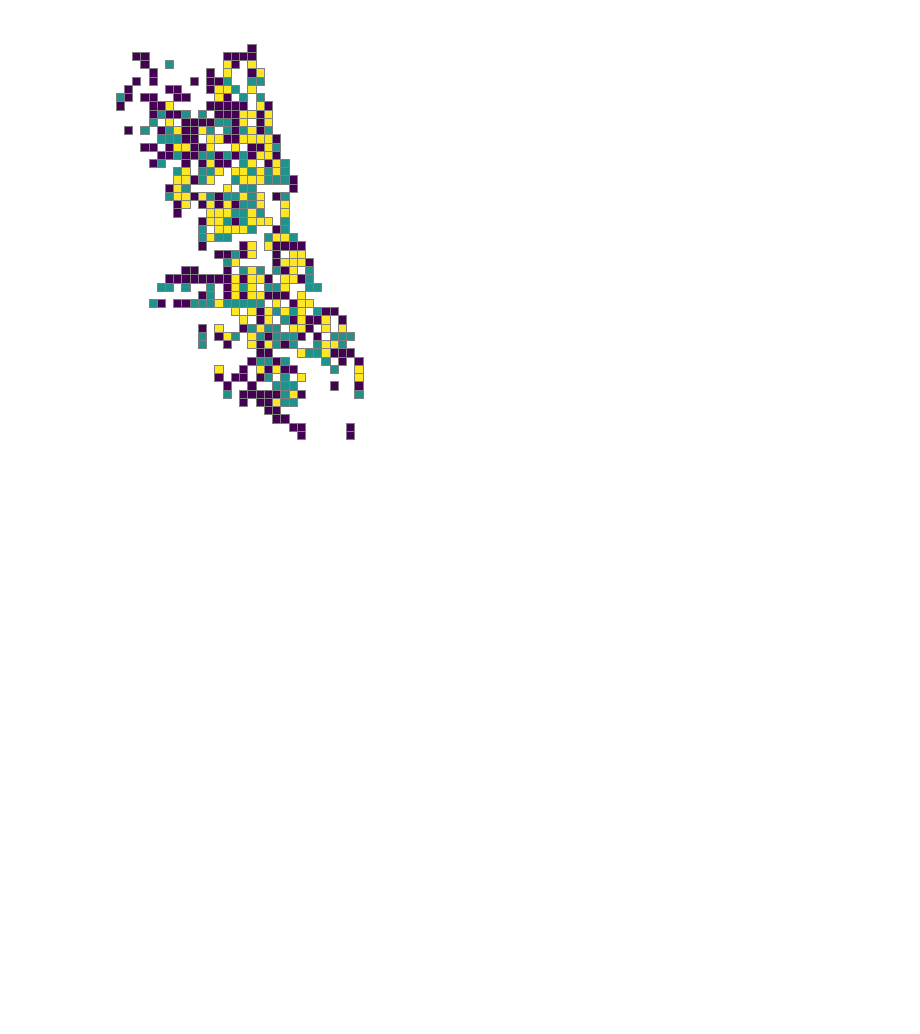
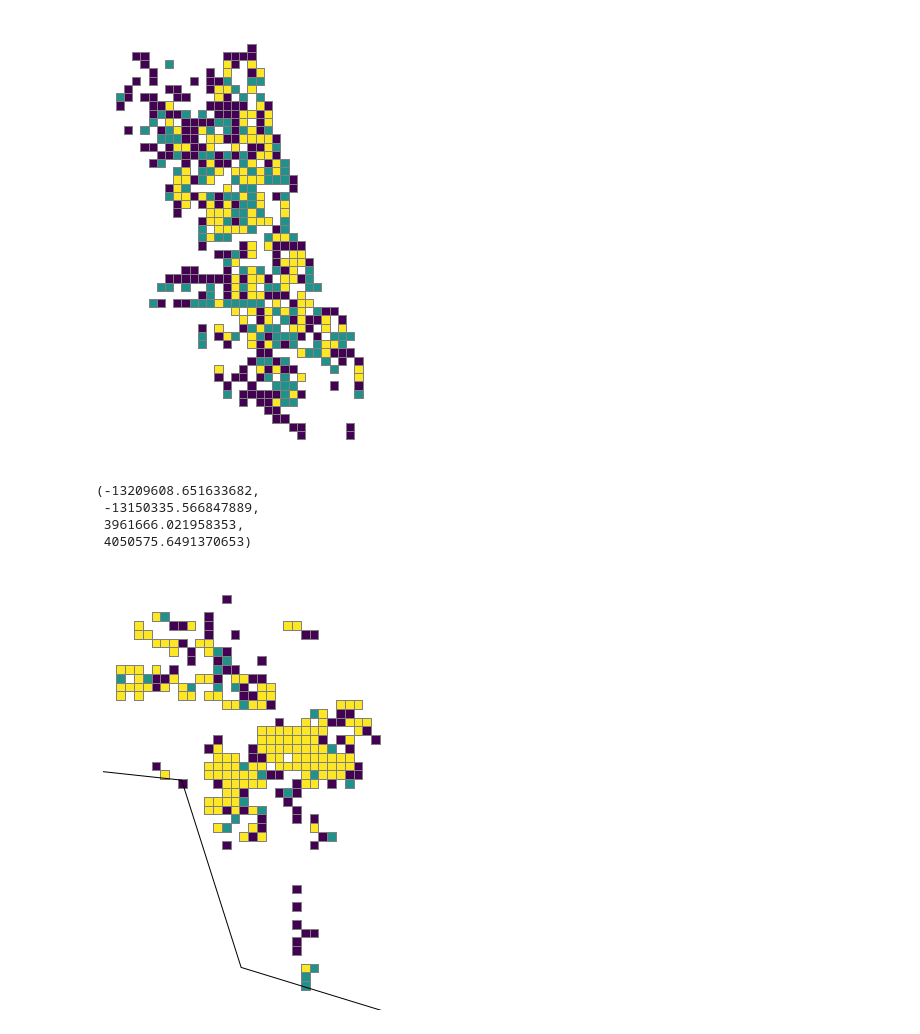
Before and after one commit to smcmahon35/diffOSM, a Jupyter notebook: locating_pois.ipynb, the cells around one changed output. Cells and saved outputs as stored; diff of their text form; code cells hidden in the pictures; blank space fills up the shorter version.

```diff
--- a/locating_pois.ipynb
+++ b/locating_pois.ipynb
@@ -68,3 +68,47 @@ ax.axis('off')
 # %% [output]
 (-9780663.712197289, -9741649.667106919, 5076785.696444928, 5139208.168589517)
 [figure]
+# %%
+city = "Los Angeles"
+tags = {'amenity': "restaurant"}
+gdf = ox.geometries_from_place(city, tags)
+gdf = gdf.to_crs(epsg=3395)
+# %%
+# total area for the grid
+xmin, ymin, xmax, ymax= gdf.total_bounds
+# how many cells across and down
+n_cells=30
+cell_size = (xmax-xmin)/n_cells
+# projection of the grid
+crs = 'EPSG:3395'
+# create the cells in a loop
+grid_cells = []
+for x0 in np.arange(xmin, xmax+cell_size, cell_size ):
+    for y0 in np.arange(ymin, ymax+cell_size, cell_size):
+        # bounds
+        x1 = x0-cell_size
+        y1 = y0+cell_size
+        grid_cells.append( shapely.geometry.box(x0, y0, x1, y1)  )
+cell = gpd.GeoDataFrame(grid_cells, columns=['geometry'],
+                                 crs=crs)
+# %%
+merged = gpd.sjoin(gdf, cell, how='left', op='within')
+# %%
+# make a simple count variable that we can sum
+merged['n_tags']=1
+# Compute stats per grid cell -- aggregate to grid cells with dissolve
+dissolve = merged.dissolve(by="index_right", aggfunc="count")
+# put this into cell
+cell.loc[dissolve.index, 'n_tags'] = dissolve.n_tags.values
+# %%
+ax = cell.plot(column='n_tags', figsize=(12, 8), cmap='viridis', vmax=3, edgecolor="grey")
+plt.autoscale(False)
+world = gpd.read_file(gpd.datasets.get_path('naturalearth_lowres'))
+world.to_crs(cell.crs).plot(ax=ax, color='none', edgecolor='black')
+ax.axis('off')
+# %% [output]
+(-13209608.651633682,
+ -13150335.566847889,
+ 3961666.021958353,
+ 4050575.6491370653)
+[figure, added]
```
